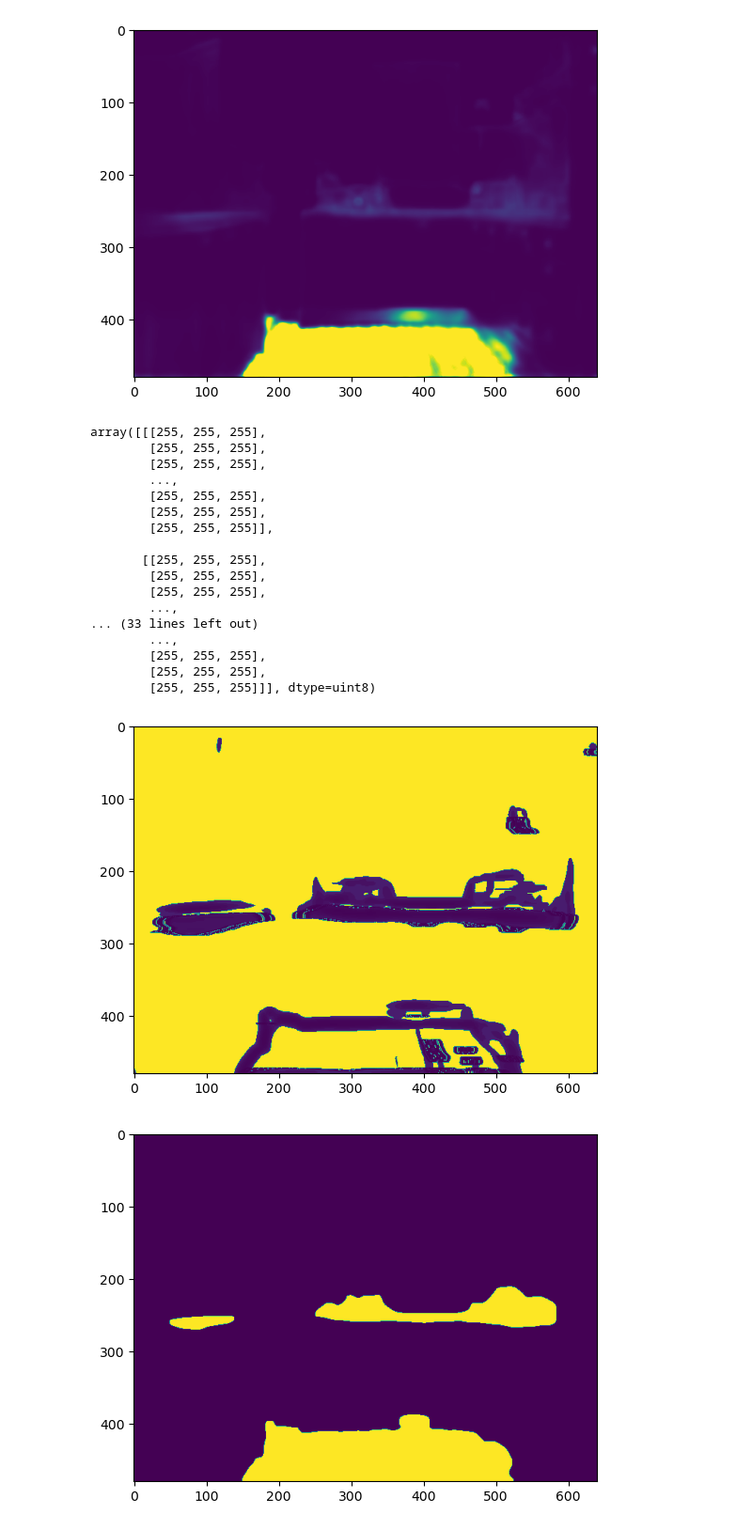
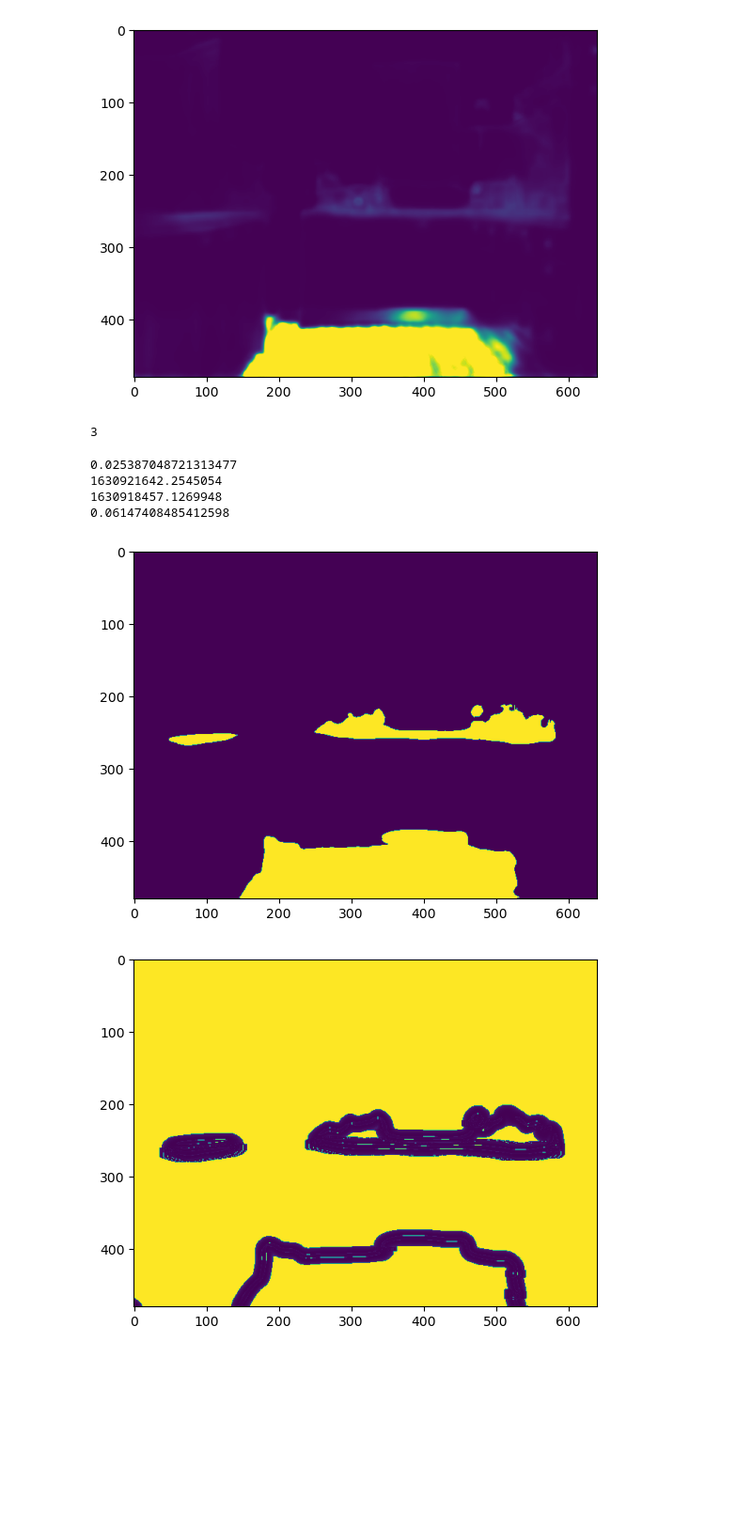
Before and after one commit to tenfoldpaper/master_thesis_ros, a Jupyter notebook: segmentation/Untitled.ipynb, the cells around one changed output. Shown at 94% size. Drawn from its saved outputs; the diff is of its cells as text; code cells hidden in the pictures; blank space fills up the shorter version.

```diff
--- a/segmentation/Untitled.ipynb
+++ b/segmentation/Untitled.ipynb
@@ -21,47 +21,46 @@ plt.show()
 [figure]
 [figure]
 # %%
-np.max(affseg[:,:,2])
-affseg = cv2.threshold(affseg, 100, 255, cv2.THRESH_BINARY_INV)[1]
+affseg_t = cv2.threshold(affseg, 50, 255, cv2.THRESH_BINARY)[1]
-# %%
-affseg
-# %% [output]
-array([[[255, 255, 255],
-        [255, 255, 255],
-        [255, 255, 255],
-        ...,
-        [255, 255, 255],
-        [255, 255, 255],
-        [255, 255, 255]],
-
-       [[255, 255, 255],
-        [255, 255, 255],
-        [255, 255, 255],
-        ...,
-... (33 lines left out)
-        ...,
-        [255, 255, 255],
-        [255, 255, 255],
-        [255, 255, 255]]], dtype=uint8)
+# %%
+affseg_img = np.zeros_like(affseg_t[:,:,0])
+for i in range(0, 3):
+    affseg_img = cv2.bitwise_or(affseg_img, affseg_t[:, :, i])
+print(affseg_t.shape[-1])
+# %% [output]
+3
 # %%
 # promising solutions seem to be:
 # inverse gaussian gradient,
-# chan vese,
-# watershed,
+# chan vese, super slow tho
+# watershed, nop
 # maybe clear border?
-inverse_gaussian = skimage.segmentation.inverse_gaussian_gradient(affseg[:,:,0])
-chan_vese = skimage.segmentation.chan_vese(affseg[:,:,0])
-watershed = skimage.segmentation.watershed(affseg[:,:,0])
+import time
+
+start = time.time()
+inverse_gaussian = skimage.segmentation.inverse_gaussian_gradient(affseg_img)
+end1 = time.time() - start
+#chan_vese = skimage.segmentation.chan_vese(affseg_t[:,:,0])
+sobel = skimage.filters.sobel(affseg_img)
+end_s = time.time() - end1
 # %%
+print(end1)
+print(end_s)
+print(end2)
+print(end3)
 
-ig = plt.figure(1)
+og = plt.figure(1)
+plt.imshow(affseg_img)
+ig = plt.figure(2)
 plt.imshow(inverse_gaussian)
-cv = plt.figure(2)
-plt.imshow(chan_vese)
-ws = plt.figure(3)
-plt.imshow(watershed)
+cv = plt.figure(3)
+plt.imshow(sobel)
 
 plt.show()
 # %% [output]
+0.025387048721313477
+1630921642.2545054
+1630918457.1269948
+0.06147408485412598
-[figure, old version]
+[figure, new version]
-[figure, old version]
+[figure, new version]
```
Also changed, not shown: parts of 2 cells of this notebook, 1 other file.
